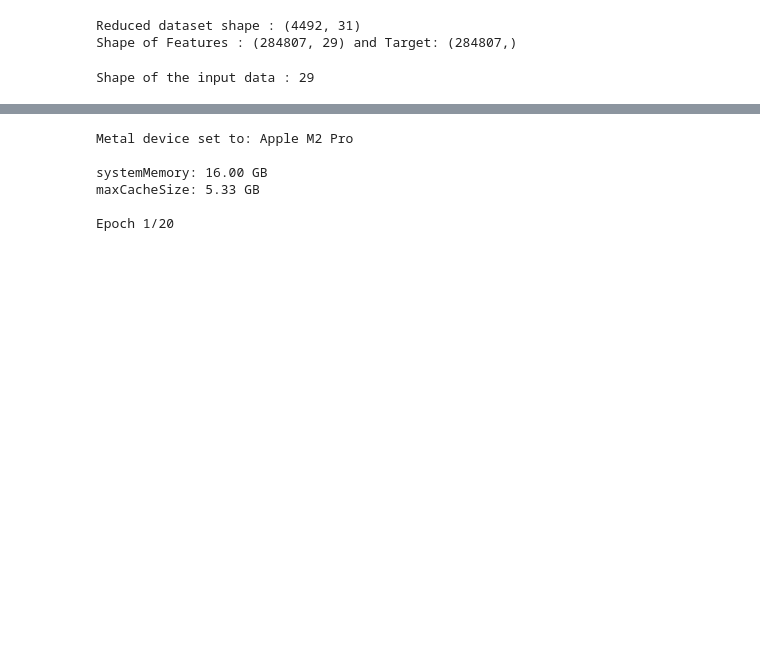
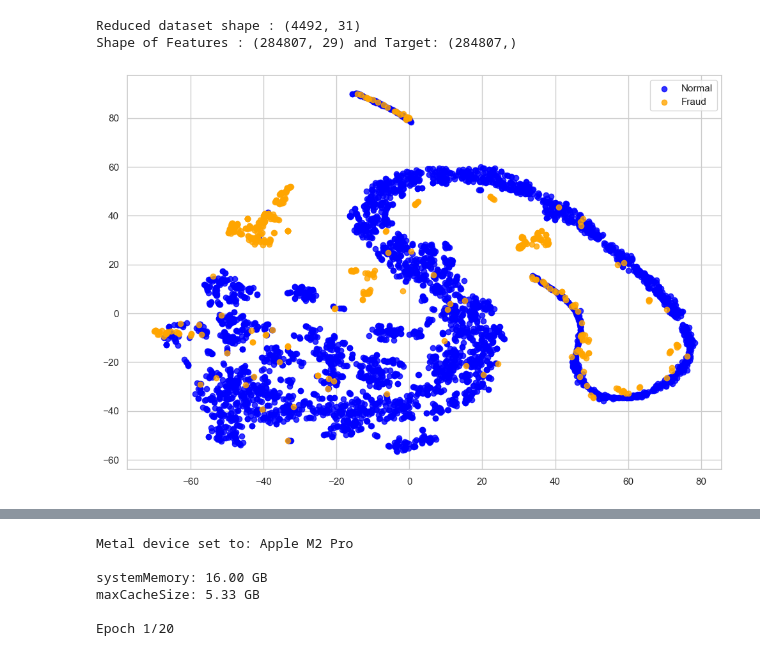
Before and after one commit to autrefois/SAD, a Jupyter notebook: train/train-tf.ipynb, the cells around one changed output, grey strips where cells are left out. Saved outputs shown, nothing was run; the diff lists cells and outputs as text; code cells hidden in the pictures; blank space fills up the shorter version.

```diff
--- a/train/train-tf.ipynb
+++ b/train/train-tf.ipynb
@@ -32,9 +30,10 @@ data.head()
 normal_data = data[data['Class'] == 0]
 normal_data_sample = normal_data.sample(4000)
 fraud_data = data[data['Class'] == 1]
+fraud_data_sample = fraud_data.sample(frac=1)
 
 # reduced_set = pd.concat([normal_data_sample, fraud_data]).reset_index(drop=True)
-reduced_set = pd.concat([normal_data_sample, fraud_data.sample(frac=1)]).reset_index(drop=True)
+reduced_set = pd.concat([normal_data_sample, fraud_data_sample]).reset_index(drop=True)
 
 # Splitting the dataset into X and y features
 y_reduced = reduced_set['Class']
@@ -79,5 +76,5 @@ tsne_plot(X, y)
-# %%
-print(f"Shape of the input data : {X.shape[1]}")
-# %% [output]
-Shape of the input data : 29
+# %%
+tsne_plot(X_reduced, y_reduced)
+# %% [output]
+[figure, added]
 # %%
```
Also changed, not shown: parts of 17 cells of this notebook.
